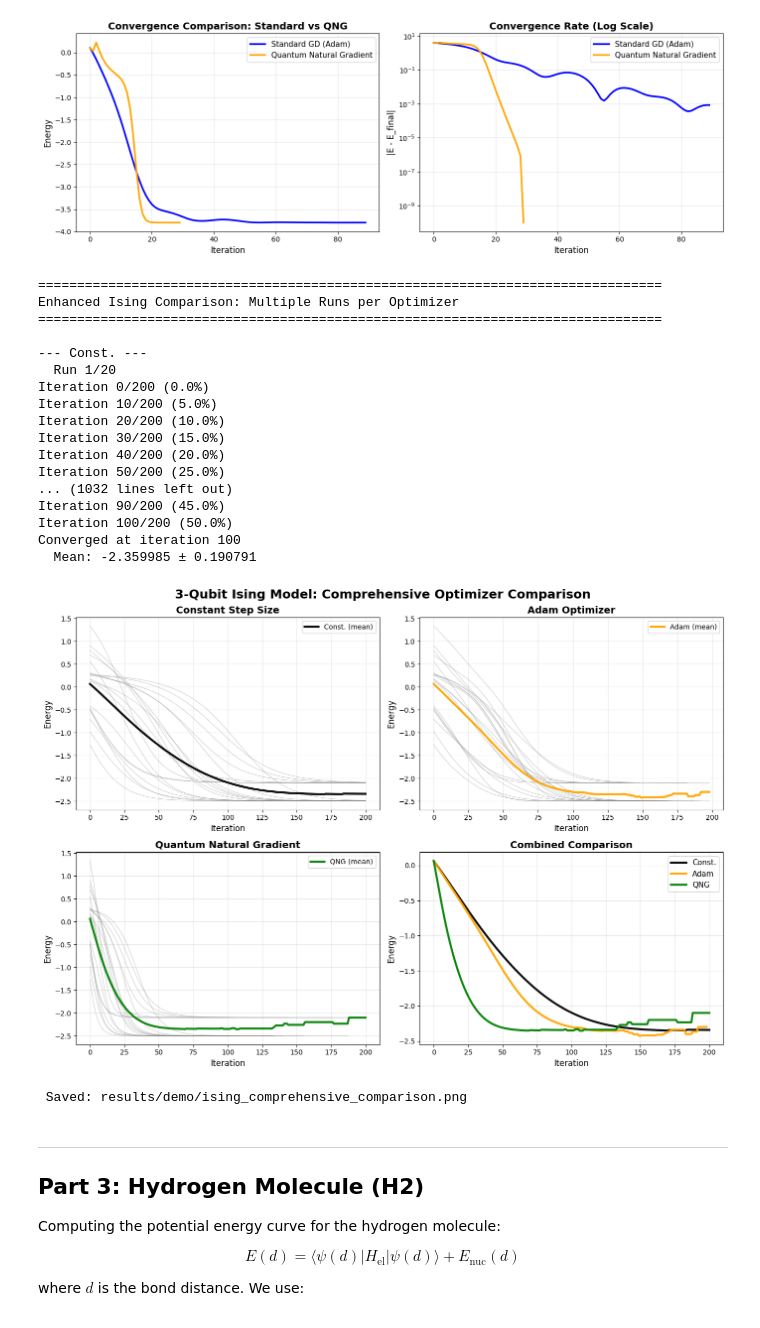
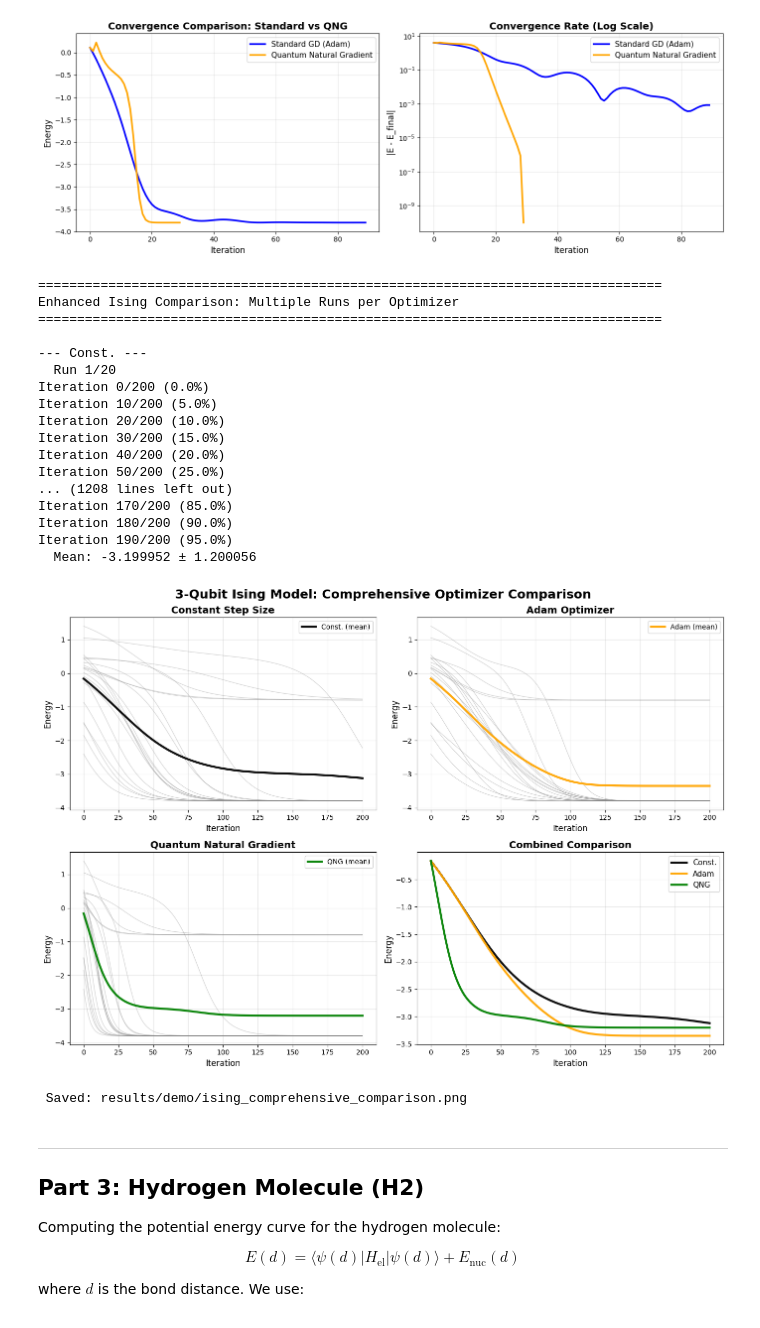
Before and after one commit to fynnhufler/Variational-Quantum-Eigensolver, a Jupyter notebook: VQE_Demo.ipynb, the cells around one changed output. Cells and saved outputs as stored; diff of their text form; code cells hidden in the pictures.

Commit message:
set eps_energy to zero for ising model

```diff
--- a/VQE_Demo.ipynb
+++ b/VQE_Demo.ipynb
@@ -433,17 +433,17 @@ initial_thetas = [np.random.uniform(0, 2*np.pi, n_params) for _ in range(k)]
 optimizers_config = {
     'Const.': {
         'class': VQE_Ising_PSR_const,
-        'params': {'max_iter': 200, 'learning_rate': 0.02, 'store_history': True,
+        'params': {'max_iter': 200, 'learning_rate': 0.02, 'eps_energy': 0, 'store_history': True,
                    'reps': opti_reps, 'J': J, 'h': h}
     },
     'Adam': {
         'class': VQE_Ising_PSR_Adam,
-        'params': {'max_iter': 200, 'learning_rate': 0.02, 'store_history': True,
+        'params': {'max_iter': 200, 'learning_rate': 0.02, 'eps_energy': 0, 'store_history': True,
                    'reps': opti_reps, 'J': J, 'h': h}
     },
     'QNG': {
         'class': VQE_Ising_QNG,
-        'params': {'max_iter': 200, 'learning_rate': 0.02, 'decay': 0.02,
+        'params': {'max_iter': 200, 'learning_rate': 0.02, 'eps_energy': 0, 'decay': 0.02,
                    'store_history': True, 'reps': opti_reps, 'J': J, 'h': h}
     }
 }
@@ -511,39 +511,39 @@ for ax, name in zip(axes.flat[:3], ['Const.', 'Adam', 'QNG']):
 # Fourth subplot: COMBINED COMPARISON (not colorbar!)
 ax_comp = axes[1, 1]
 
 for name in ['Const.', 'Adam', 'QNG']:
     ax_comp.plot(mean_curves[name], color=colors[name], linewidth=3.0,
                  label=name, alpha=0.95)
 
 ax_comp.set_title("Combined Comparison", fontsize=14, fontweight='bold')
 ax_comp.set_xlabel('Iteration', fontsize=12)
 ax_comp.set_ylabel('Energy', fontsize=12)
 ax_comp.legend(fontsize=11)
 ax_comp.grid(True, alpha=0.3)
 
 plt.tight_layout()
 plt.savefig(RESULTS_DIR / 'ising_comprehensive_comparison.png', dpi=300, bbox_inches='tight')
 plt.show()
 print(f"\n Saved: {RESULTS_DIR / 'ising_comprehensive_comparison.png'}")
 # %% [output]
 ================================================================================
 Enhanced Ising Comparison: Multiple Runs per Optimizer
 ================================================================================
 
 --- Const. ---
   Run 1/20
 Iteration 0/200 (0.0%)
 Iteration 10/200 (5.0%)
 Iteration 20/200 (10.0%)
 Iteration 30/200 (15.0%)
 Iteration 40/200 (20.0%)
 Iteration 50/200 (25.0%)
-... (1032 lines left out)
-Iteration 90/200 (45.0%)
-Iteration 100/200 (50.0%)
-Converged at iteration 100
-  Mean: -2.359985 ± 0.190791
+... (1208 lines left out)
+Iteration 170/200 (85.0%)
+Iteration 180/200 (90.0%)
+Iteration 190/200 (95.0%)
+  Mean: -3.199952 ± 1.200056
-[figure, old version]
+[figure, new version]
  Saved: results/demo/ising_comprehensive_comparison.png
 # %% [markdown]
 ---
```
Also changed, not shown: parts of 1 cell of this notebook.
